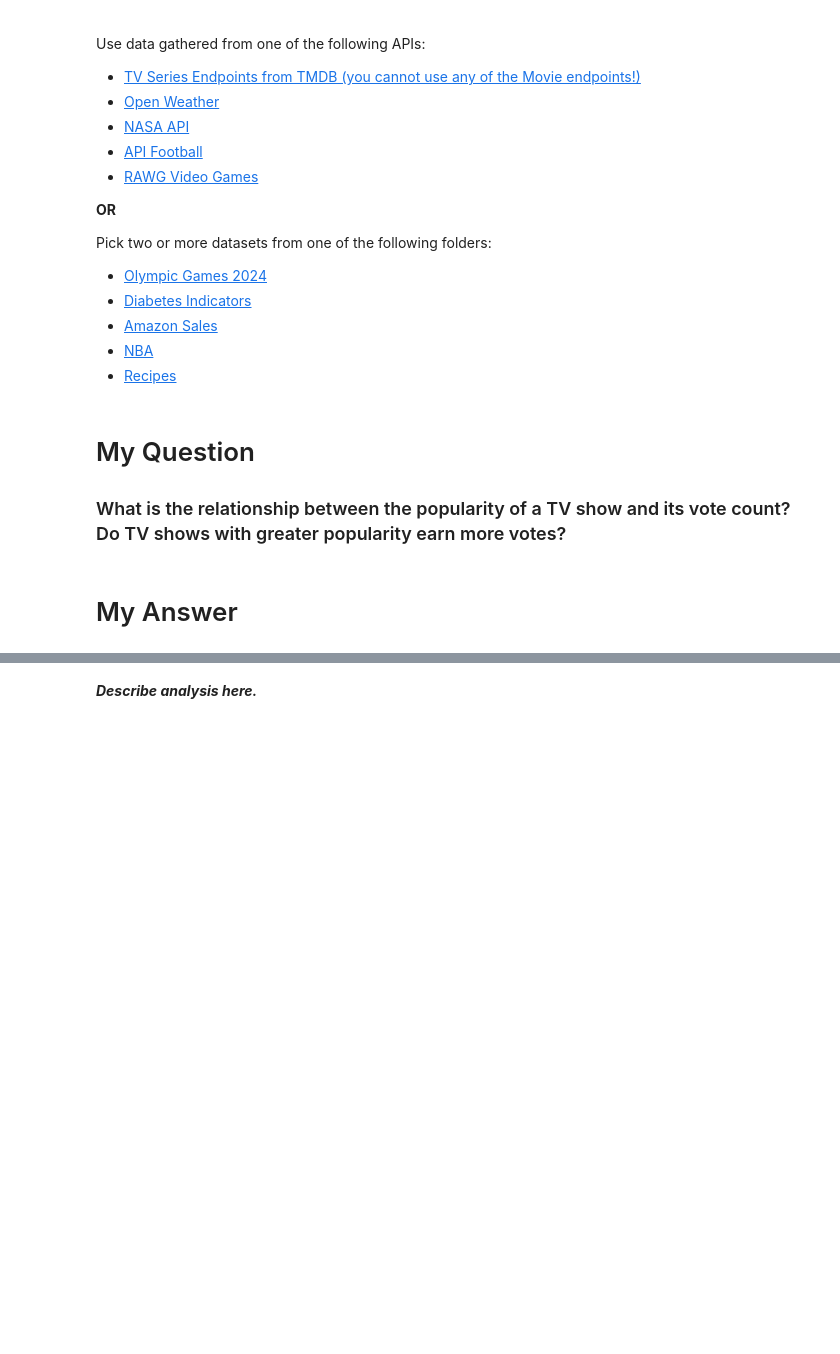
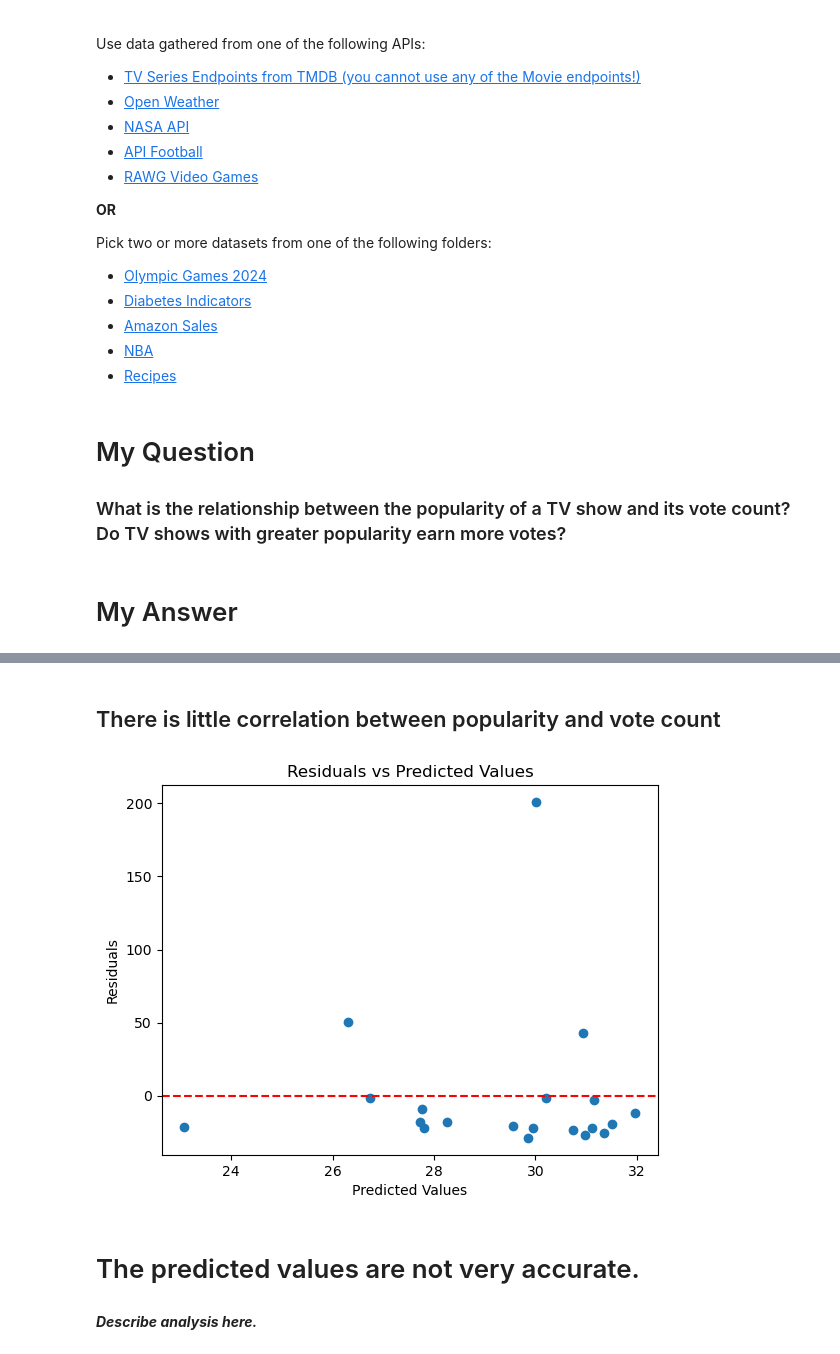
Before and after one commit to duogie/AI, a Jupyter notebook: Semester 1/unit 2 final/Unit+2+-+Final+Project+Template.ipynb, the cells around one changed output, grey strips where cells are left out. Cells and saved outputs as stored; diff of their text form; code cells hidden in the pictures; blank space fills up the shorter version.

```diff
--- a/Semester 1/unit 2 final/Unit+2+-+Final+Project+Template.ipynb
+++ b/Semester 1/unit 2 final/Unit+2+-+Final+Project+Template.ipynb
@@ -56,2 +61,23 @@ tvpop
+# %% [markdown]
+## There is little correlation between popularity and vote count
+# %%
+X = tv['popularity'].values
+y = tv['vote_count'].values
+X = np.c_[np.ones(X.shape[0]), X]
+balls = np.linalg.inv(X.T.dot(X)).dot(X.T).dot(y)
+y_pred = X.dot(balls)
+residuals = y - y_pred
+SSR = np.sum(residuals**2)
+import matplotlib.pyplot as plt
+plt.scatter(y_pred, residuals)
+plt.axhline(y=0, color='red', linestyle='--')
+plt.xlabel('Predicted Values')
+plt.ylabel('Residuals')
+plt.title('Residuals vs Predicted Values')
+plt.show()
+# %% [output]
+[figure, added]
+# %% [markdown]
+# The predicted values are not very accurate.
 # %% [markdown]
 ***Describe analysis here.***
```
Also changed, not shown: parts of 5 cells of this notebook, 1 other file.
